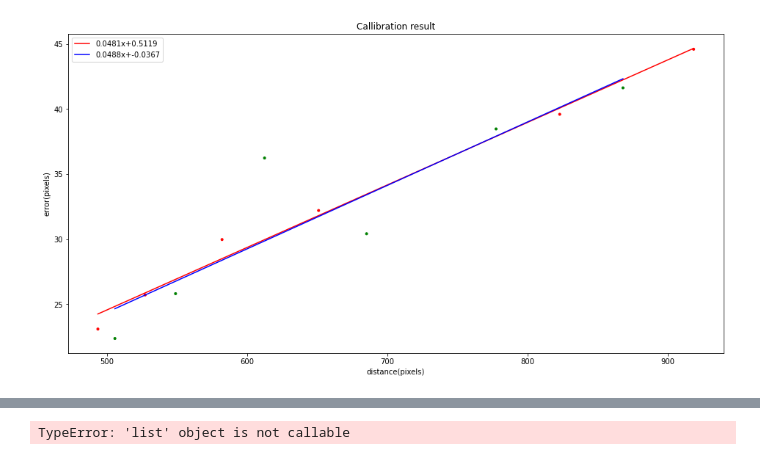
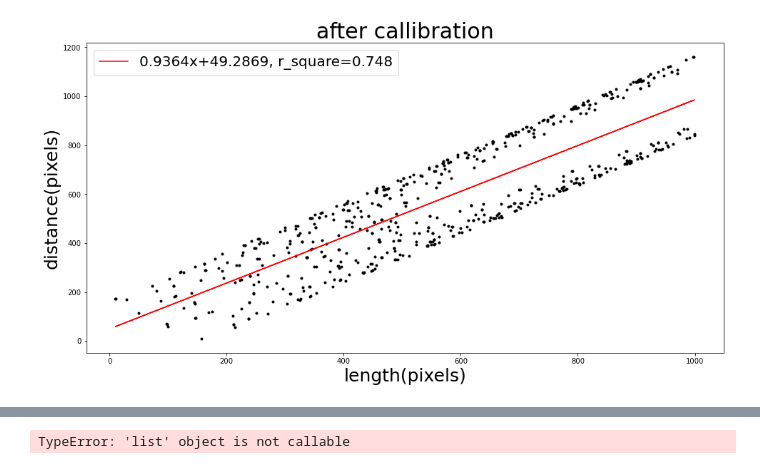
Before and after one commit to chuangjim/transplant_system, a Jupyter notebook: camera_callibration/error_chart.ipynb, the cells around one changed output, grey strips where cells are left out. Drawn from its saved outputs; the diff is of its cells as text; code cells hidden in the pictures.

```diff
--- a/camera_callibration/error_chart.ipynb
+++ b/camera_callibration/error_chart.ipynb
@@ -6,8 +6,8 @@ import os
 
 
 path_to_json = './data/'
-json_files = [pos_json for pos_json in os.listdir(path_to_json) if pos_json.endswith('r_1.819.json')]
-print(json_files)  # for me this prints ['foo.json']
+json_files = [pos_json for pos_json in os.listdir(path_to_json) if pos_json.endswith('r_1.797.json')]
+print(json_files)
 data = []
 for file in json_files:
     # Opening JSON file
@@ -51,35 +27,37 @@ x_all = []
 y_all = []
 colors = []
 for count, i in enumerate(data):
-    print(count, i)
+#     print(count, i)
     try:
-        diff_x = diff_x = i['before'][0][0]-803
-        diff_y = i['before'][0][1]-578
-        length = math.sqrt(diff_x**2+diff_y**2)
-        error = math.sqrt((i['after'][0][0]-803)**2+(i['after'][0][1]-578)**2)
-        if length < 50:
-            print(length)
-        if error < 100:
-            if diff_x > 0:
-                if diff_y < 0:  # 第一象限
-                    colors.append('red')
-                    x[0].append(length)
-                    y[0].append(error)
-                else:  # 第四象限
-                    colors.append('blue')
-                    x[3].append(length)
-                    y[3].append(error)
-            else:
-                if diff_y > 0:  # 第三象限
-                    colors.append('yellow')
-                    x[2].append(length)
-                    y[2].append(error)
-                else:  # 第二象限
-                    colors.append('green')
-                    x[1].append(length)
-                    y[1].append(error)
+        distance_x  = i['before'][0][0]-803
+        distance_y = i['before'][0][1]-578
+        distance = math.sqrt(distance_x**2+distance_y**2)
+        length = math.sqrt((i['before'][0][0]-i['after'][0][0])**2+(i['before'][0][1]-i['after'][0][1])**2)
+        print(f"length:{length}")
+        print(f"distance:{distance}")
+        if (length < 1000) and (distance <1250):
+#             if diff_x > 0:
+#                 if diff_y < 0:  # 第一象限
+#                     colors.append('red')
+#                     x[0].append(length)
+#                     y[0].append(error)
+#                 else:  # 第四象限
+#                     colors.append('blue')
+#                     x[3].append(length)
+#                     y[3].append(error)
+#             else:
+#                 if diff_y > 0:  # 第三象限
+#                     colors.append('yellow')
+#                     x[2].append(length)
+#                     y[2].append(error)
+#                 else:  # 第二象限
+#                     colors.append('green')
+#                     x[1].append(length)
+#                     y[1].append(error)
             x_all.append(length)
-            y_all.append(error)
+            y_all.append(distance)
+
+
         else:
             print(f"large error: {error}, {i}")
     except:
@@ -89,17 +67,18 @@ from scipy import stats
 def myfunc(x):
     return slope * x + intercept
 list_color = ['red', 'blue', 'yellow', 'green']
-for j in range(2):
-    print(f"x: {x[j]}, y:{y[j]}")
-    slope, intercept, r, p, std_err = stats.linregress(x[j], y[j])
-    print(r)
-    mymodel = list(map(myfunc, x[j]))
-    plt.plot(x[j], mymodel, label=f'{slope:.4f}x+{intercept:.4f}',c=list_color[j])
-plt.scatter(x_all, y_all, c=colors, marker='.')
+# for j in range(2):
+#     print(f"x: {x[j]}, y:{y[j]}")
+slope, intercept, r, p, std_err = stats.linregress(x_all, y_all)
+mymodel = list(map(myfunc, x_all))
+#     plt.plot(x[j], mymodel, label=f'{slope:.4f}x+{intercept:.4f}',c=list_color[j])
+plt.plot(x_all, mymodel, label=f'{slope:.4f}x+{intercept:.4f}, r_square={r**2:.3f}', c="r")
+
+plt.scatter(x_all, y_all, c="k", marker='.')
 # plt.plot(x, mymodel, c='r')
-plt.xlabel('distance(pixels)')
-plt.ylabel('error(pixels)')
-plt.title('Callibration result')
-plt.legend(loc=2)
+plt.xlabel('length(pixels)', size=25)
+plt.ylabel('distance(pixels)', size=25)
+plt.title('after callibration', size=30)
+plt.legend(loc=2, prop={'size': 20})
 plt.show()
 # %% [output]
@@ -123,2 +102,2 @@ x: [868.1111679963575, 777.6130142943854, 685.2919086053768, 612.5422434412177,
-[figure, old version]
+[figure, new version]
 # %%
```
Also changed, not shown: parts of 5 cells of this notebook.
